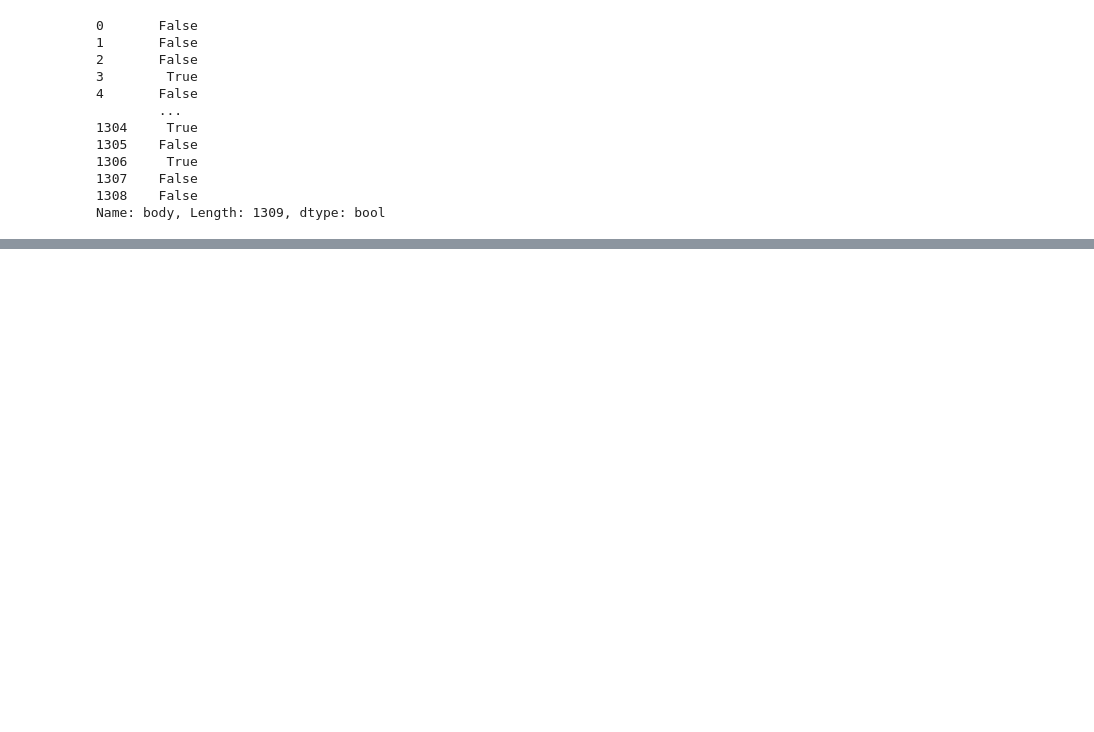
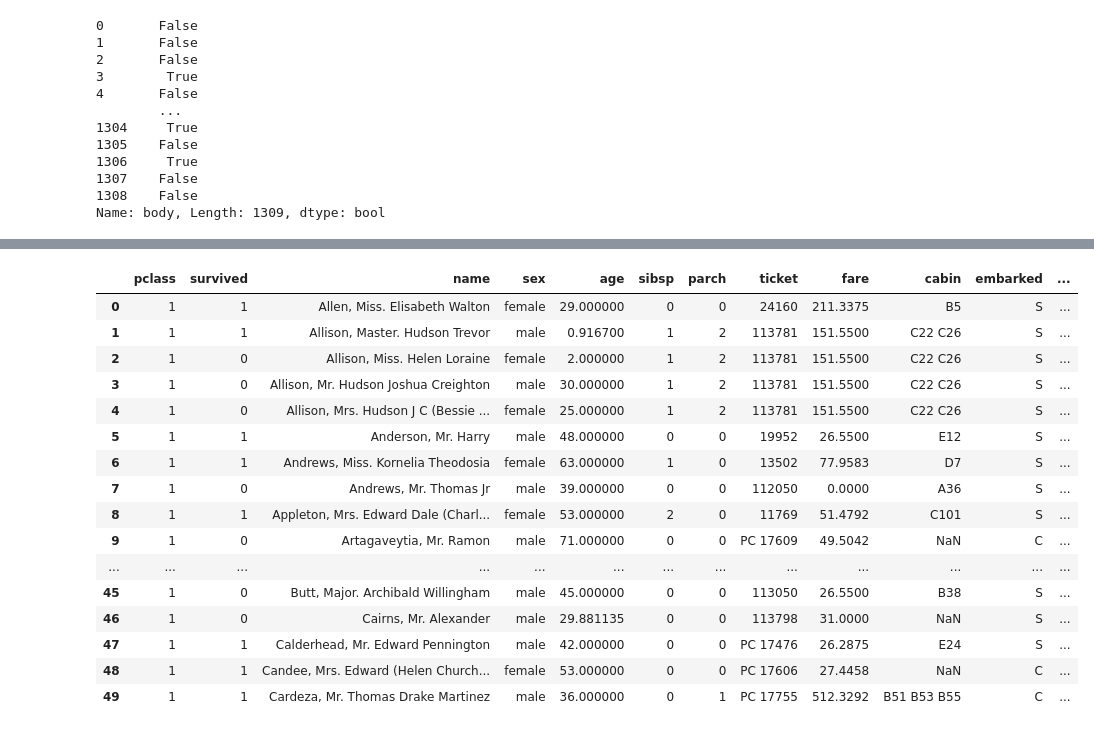
Before and after one commit to jobcito/python-ml-course, a Jupyter notebook: notebooks/T1 - 2 - Data Cleaning - Análisis Preliminar de los Datos - JOB.ipynb, the cells around one changed output, grey strips where cells are left out. Cells and saved outputs as stored; diff of their text form; code cells hidden in the pictures; blank space fills up the shorter version.

```diff
--- a/notebooks/T1 - 2 - Data Cleaning - Análisis Preliminar de los Datos - JOB.ipynb
+++ b/notebooks/T1 - 2 - Data Cleaning - Análisis Preliminar de los Datos - JOB.ipynb
@@ -108,0 +183,6 @@ Name: body, Length: 1309, dtype: bool
+# %%
+data5 = data
+# %%
+data5["body"] = data5["body"].fillna(0)
+data5["home.dest"] = data5["home.dest"].fillna("Desconocido")
+data5.head(5)
@@ -108,0 +215,22 @@ Name: body, Length: 1309, dtype: bool
+# %%
+data5["age"] = data5["age"].fillna(data["age"].mean())
+# %%
+data5.head(50)
+# %% [output]
+|  | pclass | survived | name | sex | age | sibsp | parch | ticket | fare | cabin | embarked | ... |
+| 0 | 1 | 1 | Allen, Miss. Elisabeth Walton | female | 29.000000 | 0 | 0 | 24160 | 211.3375 | B5 | S | ... |
+| 1 | 1 | 1 | Allison, Master. Hudson Trevor | male | 0.916700 | 1 | 2 | 113781 | 151.5500 | C22 C26 | S | ... |
+| 2 | 1 | 0 | Allison, Miss. Helen Loraine | female | 2.000000 | 1 | 2 | 113781 | 151.5500 | C22 C26 | S | ... |
+| 3 | 1 | 0 | Allison, Mr. Hudson Joshua Creighton | male | 30.000000 | 1 | 2 | 113781 | 151.5500 | C22 C26 | S | ... |
+| 4 | 1 | 0 | Allison, Mrs. Hudson J C (Bessie ... | female | 25.000000 | 1 | 2 | 113781 | 151.5500 | C22 C26 | S | ... |
+| 5 | 1 | 1 | Anderson, Mr. Harry | male | 48.000000 | 0 | 0 | 19952 | 26.5500 | E12 | S | ... |
+| 6 | 1 | 1 | Andrews, Miss. Kornelia Theodosia | female | 63.000000 | 1 | 0 | 13502 | 77.9583 | D7 | S | ... |
+| 7 | 1 | 0 | Andrews, Mr. Thomas Jr | male | 39.000000 | 0 | 0 | 112050 | 0.0000 | A36 | S | ... |
+| 8 | 1 | 1 | Appleton, Mrs. Edward Dale (Charl... | female | 53.000000 | 2 | 0 | 11769 | 51.4792 | C101 | S | ... |
+| 9 | 1 | 0 | Artagaveytia, Mr. Ramon | male | 71.000000 | 0 | 0 | PC 17609 | 49.5042 | NaN | C | ... |
+| ... | ... | ... | ... | ... | ... | ... | ... | ... | ... | ... | ... | ... |
+| 45 | 1 | 0 | Butt, Major. Archibald Willingham | male | 45.000000 | 0 | 0 | 113050 | 26.5500 | B38 | S | ... |
+| 46 | 1 | 0 | Cairns, Mr. Alexander | male | 29.881135 | 0 | 0 | 113798 | 31.0000 | NaN | S | ... |
+| 47 | 1 | 1 | Calderhead, Mr. Edward Pennington | male | 42.000000 | 0 | 0 | PC 17476 | 26.2875 | E24 | S | ... |
+| 48 | 1 | 1 | Candee, Mrs. Edward (Helen Church... | female | 53.000000 | 0 | 0 | PC 17606 | 27.4458 | NaN | C | ... |
+| 49 | 1 | 1 | Cardeza, Mr. Thomas Drake Martinez | male | 36.000000 | 0 | 1 | PC 17755 | 512.3292 | B51 B53 B55 | C | ... |
```
Also changed, not shown: parts of 15 cells of this notebook.
